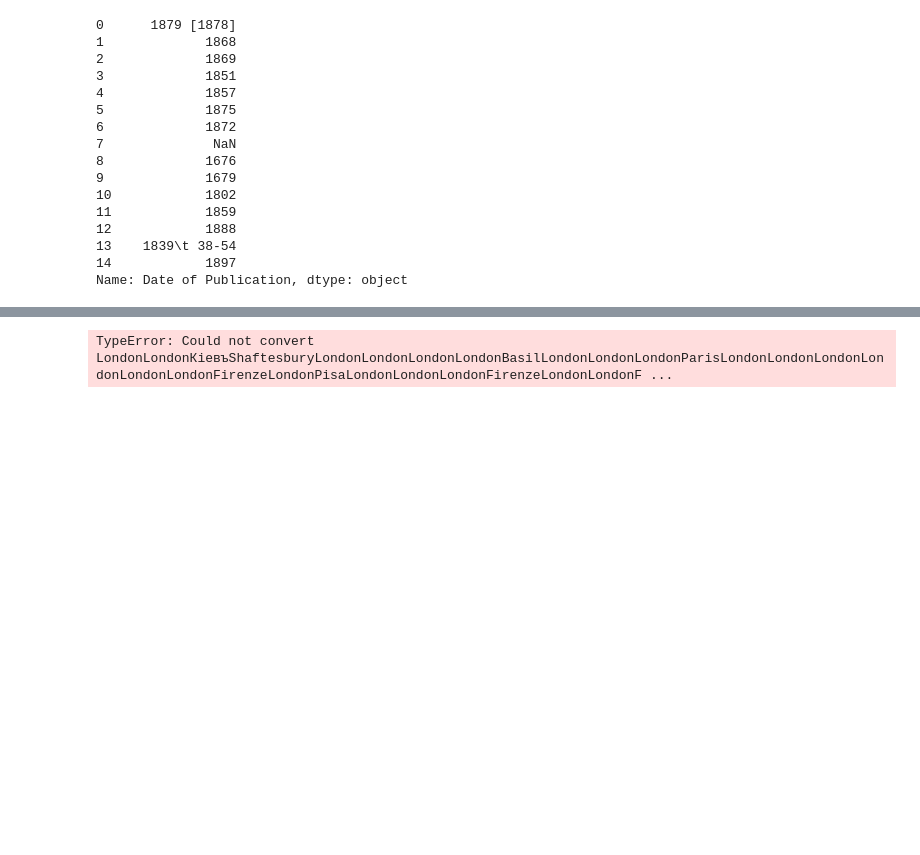
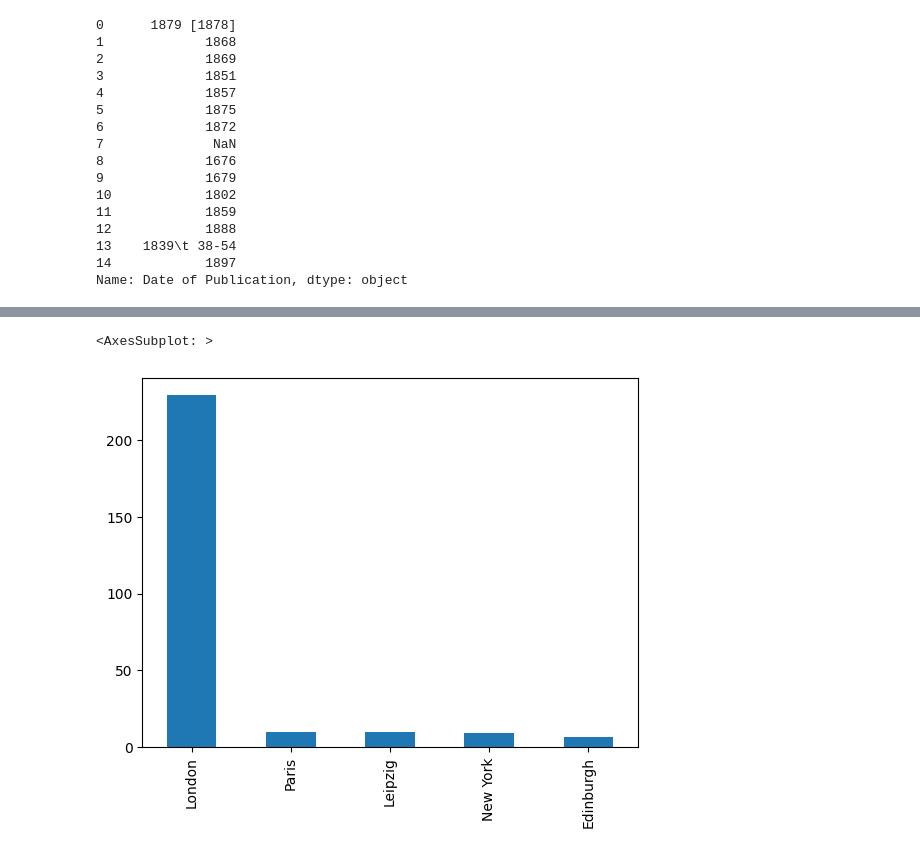
Before and after one commit to NTsaqif/visualisasi-data, a Jupyter notebook: project akhir.ipynb, the cells around one changed output, grey strips where cells are left out. Drawn from its saved outputs; the diff is of its cells as text; code cells hidden in the pictures; blank space fills up the shorter version.

```diff
--- a/project akhir.ipynb
+++ b/project akhir.ipynb
@@ -197,17 +197,5 @@ dt['Place of Publication'].value_counts()[:10].plot(kind='barh')
-# %%
-
-
-def plot_hor_bar(subplot, dt):
- plt.subplot(1,2,subplot
- ax=sns.countplot(y=dt["Place of Publication"], x= (dt["Place of Publication"].value_counts(),data=dt))
- plt.xticks(fontsize=40)
- plt.yticks(fontsize=40)
- ax.grid(False)
- sns.despine(left=True)
- ax.tick_params(bottom=True, left=False)
- return None
-
-plot_hor_bar(1,book)
-plt.show()
-# %% [output]
-TypeError: Could not convert LondonLondonКіевъShaftesburyLondonLondonLondonLondonBasilLondonLondonLondonParisLondonLondonLondonLondonLondonLondonFirenzeLondonPisaLondonLondonLondonFirenzeLondonLondonF ...
+# %%
+dt['Place of Publication'].value_counts()[:5].plot(kind='bar')
+# %% [output]
+<AxesSubplot: >
+[figure, added]
```
Also changed, not shown: parts of 9 cells of this notebook.
